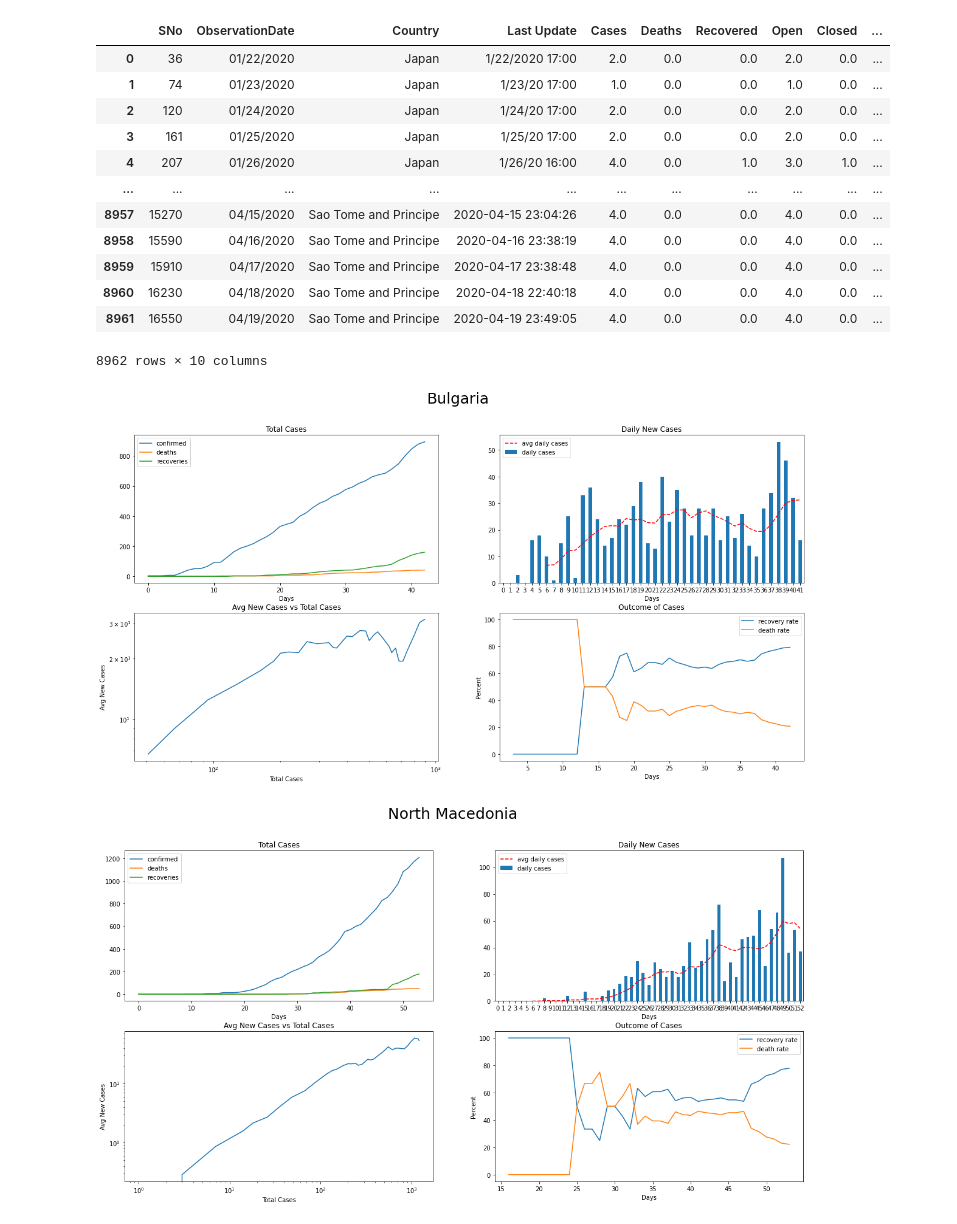
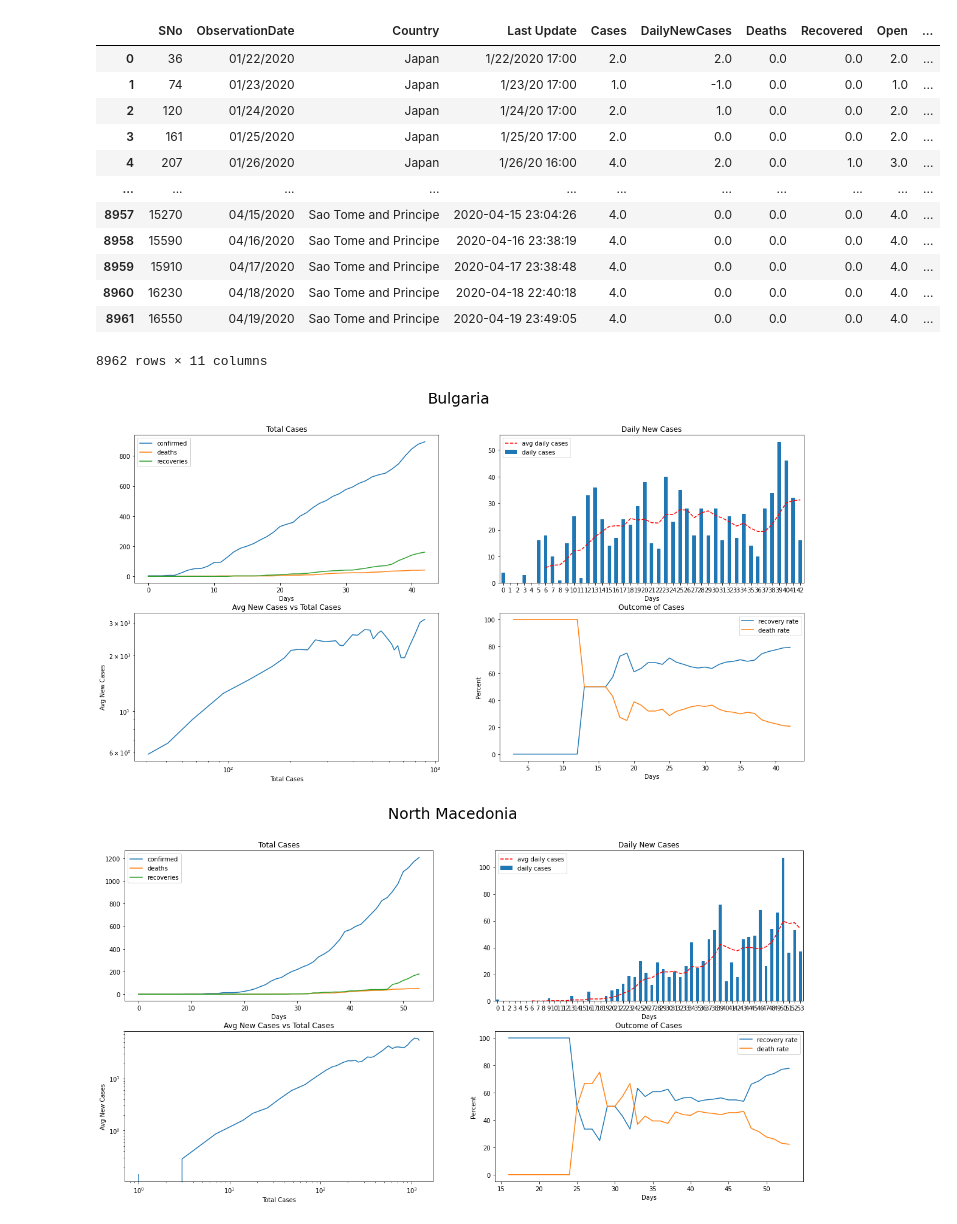
Before and after one commit to georgethebeatle/covid, a Jupyter notebook: Covid.ipynb, the cells around one changed output. Saved outputs shown, nothing was run; the diff lists cells and outputs as text; code cells hidden in the pictures.

```diff
--- a/Covid.ipynb
+++ b/Covid.ipynb
@@ -4,31 +4,30 @@ import pandas as pd
 import matplotlib.pyplot as plt
 import covid
 
-pd.set_option('display.max_rows', 300)
+pd.set_option('display.max_rows', 50)
-# %%
-data = covid.kaggle()
-data
-# %% [output]
-|  | SNo | ObservationDate | Country | Last Update | Cases | Deaths | Recovered | Open | Closed | ... |
-| 0 | 36 | 01/22/2020 | Japan | 1/22/2020 17:00 | 2.0 | 0.0 | 0.0 | 2.0 | 0.0 | ... |
-| 1 | 74 | 01/23/2020 | Japan | 1/23/20 17:00 | 1.0 | 0.0 | 0.0 | 1.0 | 0.0 | ... |
-| 2 | 120 | 01/24/2020 | Japan | 1/24/20 17:00 | 2.0 | 0.0 | 0.0 | 2.0 | 0.0 | ... |
-| 3 | 161 | 01/25/2020 | Japan | 1/25/20 17:00 | 2.0 | 0.0 | 0.0 | 2.0 | 0.0 | ... |
-| 4 | 207 | 01/26/2020 | Japan | 1/26/20 16:00 | 4.0 | 0.0 | 1.0 | 3.0 | 1.0 | ... |
-| ... | ... | ... | ... | ... | ... | ... | ... | ... | ... | ... |
-| 8957 | 15270 | 04/15/2020 | Sao Tome and Principe | 2020-04-15 23:04:26 | 4.0 | 0.0 | 0.0 | 4.0 | 0.0 | ... |
-| 8958 | 15590 | 04/16/2020 | Sao Tome and Principe | 2020-04-16 23:38:19 | 4.0 | 0.0 | 0.0 | 4.0 | 0.0 | ... |
-| 8959 | 15910 | 04/17/2020 | Sao Tome and Principe | 2020-04-17 23:38:48 | 4.0 | 0.0 | 0.0 | 4.0 | 0.0 | ... |
-| 8960 | 16230 | 04/18/2020 | Sao Tome and Principe | 2020-04-18 22:40:18 | 4.0 | 0.0 | 0.0 | 4.0 | 0.0 | ... |
-| 8961 | 16550 | 04/19/2020 | Sao Tome and Principe | 2020-04-19 23:49:05 | 4.0 | 0.0 | 0.0 | 4.0 | 0.0 | ... |
-8962 rows × 10 columns
 # %%
-cov = covid.Covid(data)
+cov = covid.Covid()
+data = cov.getData()
+data
+# %% [output]
+|  | SNo | ObservationDate | Country | Last Update | Cases | DailyNewCases | Deaths | Recovered | Open | ... |
+| 0 | 36 | 01/22/2020 | Japan | 1/22/2020 17:00 | 2.0 | 2.0 | 0.0 | 0.0 | 2.0 | ... |
+| 1 | 74 | 01/23/2020 | Japan | 1/23/20 17:00 | 1.0 | -1.0 | 0.0 | 0.0 | 1.0 | ... |
+| 2 | 120 | 01/24/2020 | Japan | 1/24/20 17:00 | 2.0 | 1.0 | 0.0 | 0.0 | 2.0 | ... |
+| 3 | 161 | 01/25/2020 | Japan | 1/25/20 17:00 | 2.0 | 0.0 | 0.0 | 0.0 | 2.0 | ... |
+| 4 | 207 | 01/26/2020 | Japan | 1/26/20 16:00 | 4.0 | 2.0 | 0.0 | 1.0 | 3.0 | ... |
+| ... | ... | ... | ... | ... | ... | ... | ... | ... | ... | ... |
+| 8957 | 15270 | 04/15/2020 | Sao Tome and Principe | 2020-04-15 23:04:26 | 4.0 | 0.0 | 0.0 | 0.0 | 4.0 | ... |
+| 8958 | 15590 | 04/16/2020 | Sao Tome and Principe | 2020-04-16 23:38:19 | 4.0 | 0.0 | 0.0 | 0.0 | 4.0 | ... |
+| 8959 | 15910 | 04/17/2020 | Sao Tome and Principe | 2020-04-17 23:38:48 | 4.0 | 0.0 | 0.0 | 0.0 | 4.0 | ... |
+| 8960 | 16230 | 04/18/2020 | Sao Tome and Principe | 2020-04-18 22:40:18 | 4.0 | 0.0 | 0.0 | 0.0 | 4.0 | ... |
+| 8961 | 16550 | 04/19/2020 | Sao Tome and Principe | 2020-04-19 23:49:05 | 4.0 | 0.0 | 0.0 | 0.0 | 4.0 | ... |
+8962 rows × 11 columns
 # %%
 cov.plotCountriesStatus(['Bulgaria', 'North Macedonia'])
 # %% [output]
-[figure, old version]
+[figure, new version]
-[figure, old version]
+[figure, new version]
 # %%
 countries = ['Bulgaria', 'Serbia', 'Romania', 'Greece', 'North Macedonia', 'Italy']
 cov.plotAllInOne(cov.plotTotalCases, countries, scale_by='Population', factor=1000000)
```
Also changed, not shown: parts of 1 cell of this notebook, 1 other file.
